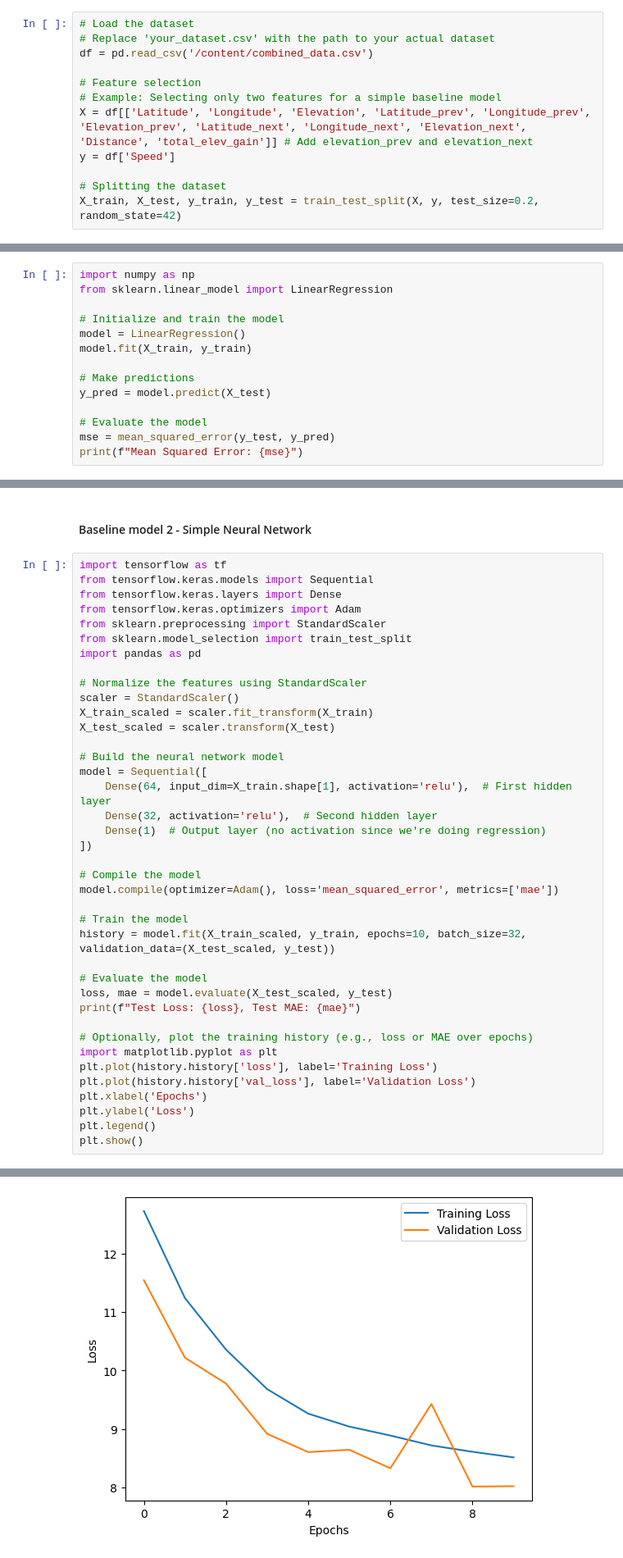
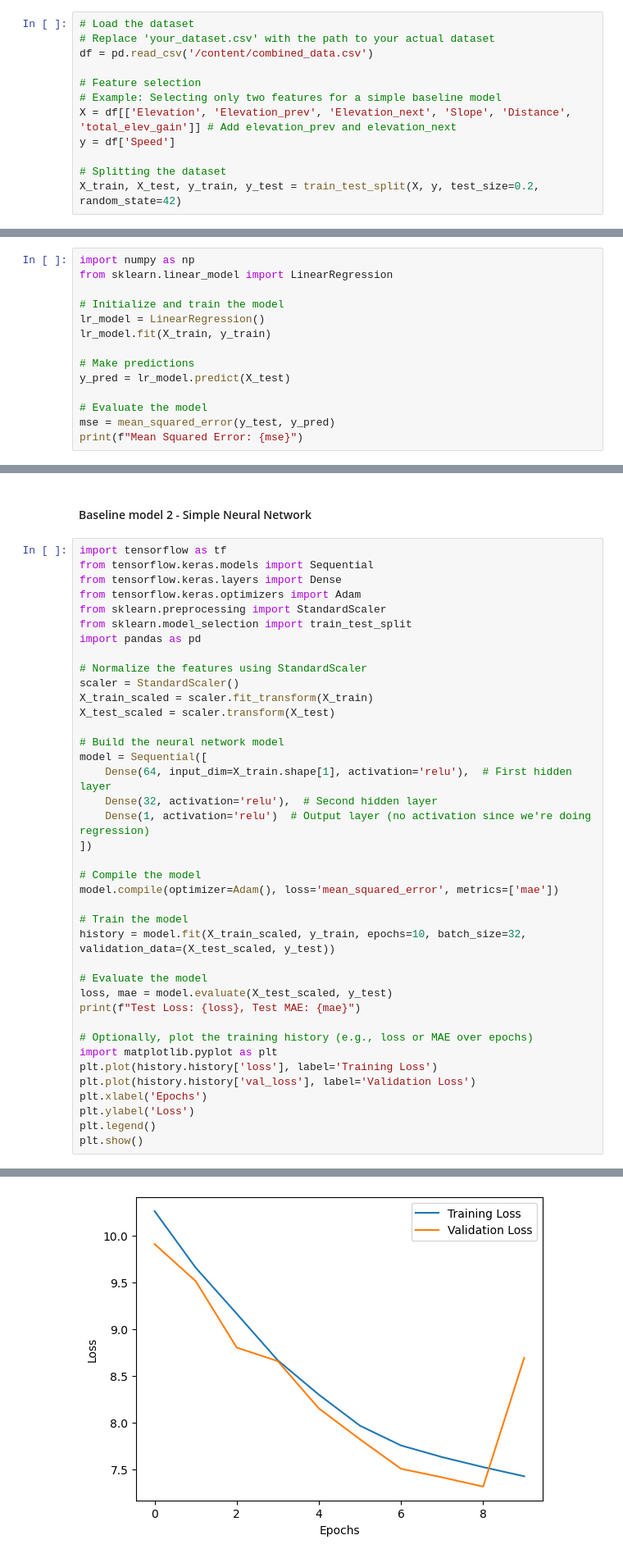
Before and after one commit to maciejlipski/opencampus_travel_time, a Jupyter notebook: 2_BaselineModel/baseline_model_ML.ipynb, the cells around one changed output, grey strips where cells are left out. Shown: that part at 82% size. Cells and saved outputs as stored; diff of their text form.

```diff
--- a/2_BaselineModel/baseline_model_ML.ipynb
+++ b/2_BaselineModel/baseline_model_ML.ipynb
@@ -295,7 +301,7 @@ df = pd.read_csv('/content/combined_data.csv')
 
 # Feature selection
 # Example: Selecting only two features for a simple baseline model
-X = df[['Latitude', 'Longitude', 'Elevation', 'Latitude_prev', 'Longitude_prev', 'Elevation_prev', 'Latitude_next', 'Longitude_next', 'Elevation_next', 'Distance', 'total_elev_gain']] # Add elevation_prev and elevation_next
+X = df[['Elevation', 'Elevation_prev', 'Elevation_next', 'Slope', 'Distance', 'total_elev_gain']] # Add elevation_prev and elevation_next
 y = df['Speed']
 
 # Splitting the dataset
@@ -322,11 +328,11 @@ import numpy as np
 from sklearn.linear_model import LinearRegression
 
 # Initialize and train the model
-model = LinearRegression()
-model.fit(X_train, y_train)
+lr_model = LinearRegression()
+lr_model.fit(X_train, y_train)
 
 # Make predictions
-y_pred = model.predict(X_test)
+y_pred = lr_model.predict(X_test)
 
 # Evaluate the model
 mse = mean_squared_error(y_test, y_pred)
@@ -353,7 +359,7 @@ X_test_scaled = scaler.transform(X_test)
 model = Sequential([
     Dense(64, input_dim=X_train.shape[1], activation='relu'),  # First hidden layer
     Dense(32, activation='relu'),  # Second hidden layer
-    Dense(1)  # Output layer (no activation since we're doing regression)
+    Dense(1, activation='relu')  # Output layer (no activation since we're doing regression)
 ])
 
 # Compile the model
@@ -395 +401 @@ Test Loss: 8.022904396057129, Test MAE: 1.880849003791809
-[figure, old version]
+[figure, new version]
```
Also changed, not shown: parts of 28 cells of this notebook.
